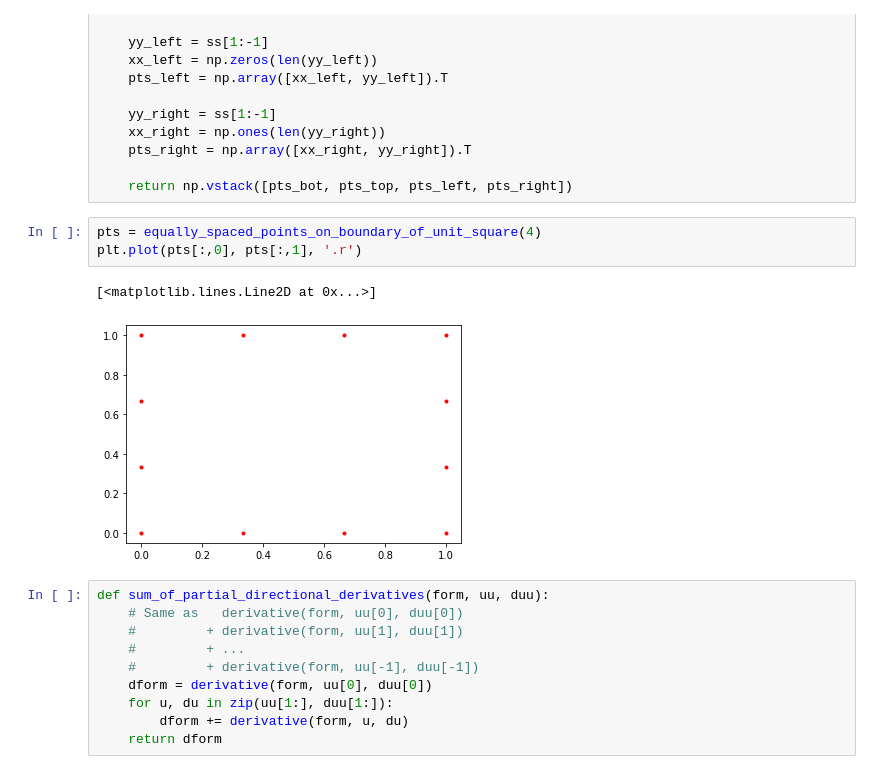
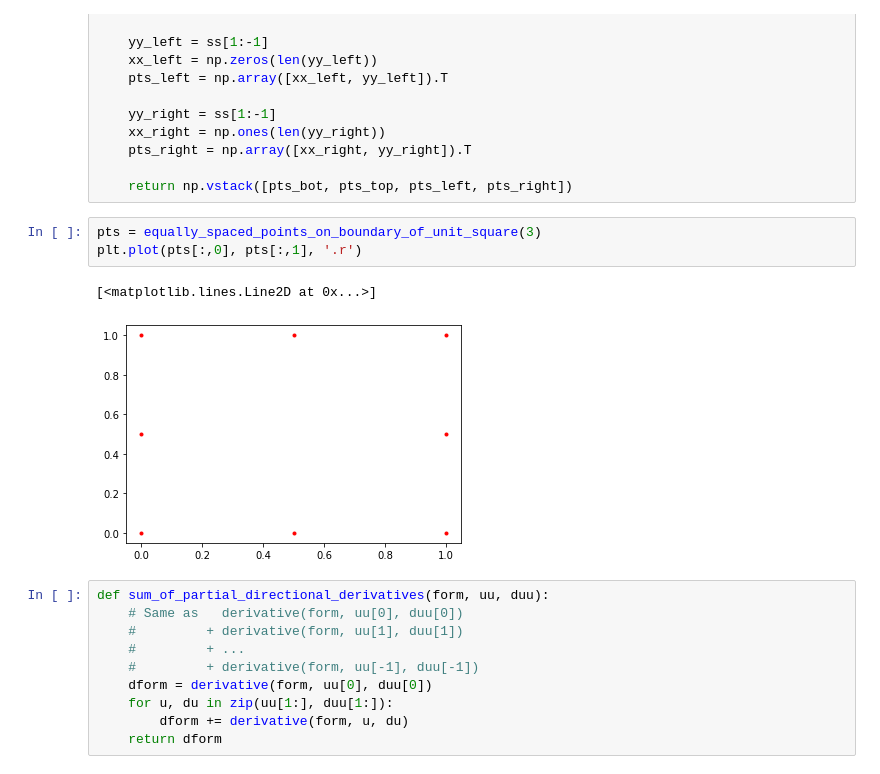
Before and after one commit to vishwas1984/NormalizingFlows_InverseProblems, a Jupyter notebook: div_k_grad_u_inverse_problem_fenics.ipynb, the cells around one changed output. Saved outputs shown, nothing was run; the diff lists cells and outputs as text.

```diff
--- a/div_k_grad_u_inverse_problem_fenics.ipynb
+++ b/div_k_grad_u_inverse_problem_fenics.ipynb
@@ -44,11 +44,11 @@ def equally_spaced_points_on_boundary_of_unit_square(num_pts_per_side):
 
     return np.vstack([pts_bot, pts_top, pts_left, pts_right])
 # %%
-pts = equally_spaced_points_on_boundary_of_unit_square(4)
+pts = equally_spaced_points_on_boundary_of_unit_square(3)
 plt.plot(pts[:,0], pts[:,1], '.r')
 # %% [output]
 [<matplotlib.lines.Line2D at 0x...>]
-[figure, old version]
+[figure, new version]
 # %%
 def sum_of_partial_directional_derivatives(form, uu, duu):
     # Same as   derivative(form, uu[0], duu[0])
```
Also changed, not shown: parts of 1 cell of this notebook.
